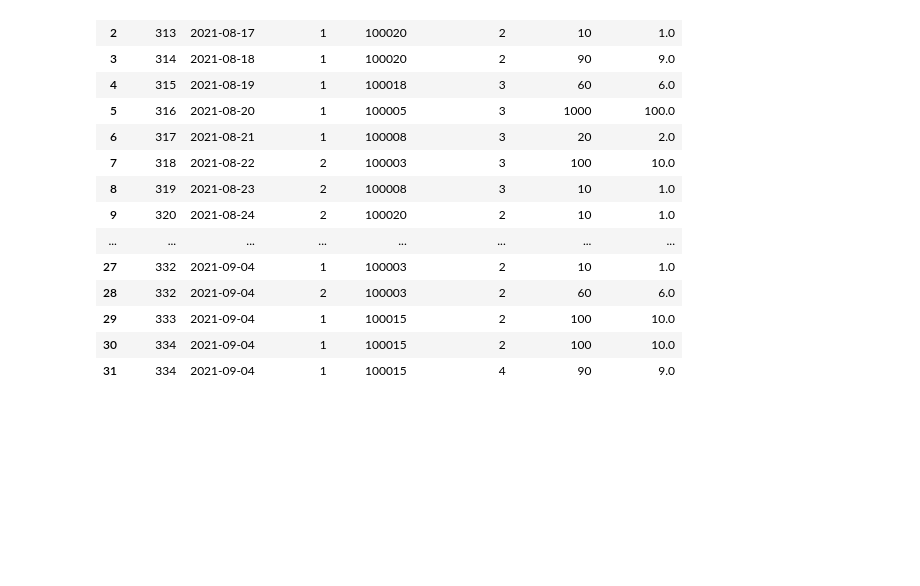
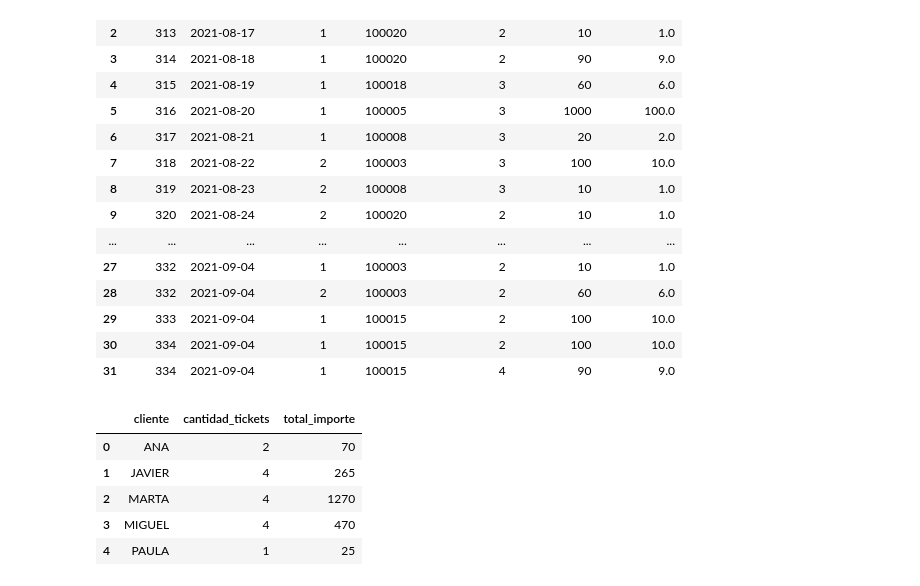
Before and after one commit to KARENCMP82/SQL, a Jupyter notebook: Clase_10SQL_Semana_2_para_seguir_los_videos_consultas_avanzadas_ejercicios_vacios.ipynb, the cells around one changed output. Drawn from its saved outputs; the diff is of its cells as text; code cells hidden in the pictures; blank space fills up the shorter version.

```diff
--- a/Clase_10SQL_Semana_2_para_seguir_los_videos_consultas_avanzadas_ejercicios_vacios.ipynb
+++ b/Clase_10SQL_Semana_2_para_seguir_los_videos_consultas_avanzadas_ejercicios_vacios.ipynb
@@ -245,16 +245,33 @@ pd.DataFrame(cursor.fetchall(), columns=cols)
 # %%
 # 2. Hacer una consulta que devuelva la cantidad de tickets que tiene cada cliente (nombre y apellido en una sola columna), el total de importe de sus compras
 # pero unicamente de ventas de septiembre.
 
 query = '''
-
-
- '''
+SELECT
+    tc.nombre AS cliente, -- Changed to only select 'nombre' column
+    COUNT(tt.ID_TICKET) AS cantidad_tickets,
+    COALESCE(SUM(tt.TOTAL_IMPORTE), 0) AS total_importe
+FROM
+    clientes tc
+LEFT JOIN
+    tickets tt ON tc.id_cliente = tt.id_cliente
+WHERE
+    strftime('%m', tt.fecha_ticket) = '09'  -- Corrected column name to 'fecha_ticket'
+GROUP BY
+    tc.nombre; -- Group by 'nombre' column only
+'''
 
 cursor.execute(query)
 conexion.commit()
 cols = [description[0] for description in cursor.description]
 pd.DataFrame(cursor.fetchall(), columns=cols)
+# %% [output]
+|  | cliente | cantidad_tickets | total_importe |
+| 0 | ANA | 2 | 70 |
+| 1 | JAVIER | 4 | 265 |
+| 2 | MARTA | 4 | 1270 |
+| 3 | MIGUEL | 4 | 470 |
+| 4 | PAULA | 1 | 25 |
 # %%
 # 3. Hacer una consulta que devuelva las ventas totales (tickets totales), el importe total y el margen total. Por sucursal, vendedor (solo el apellido) y mes (año+mes)
 
```
